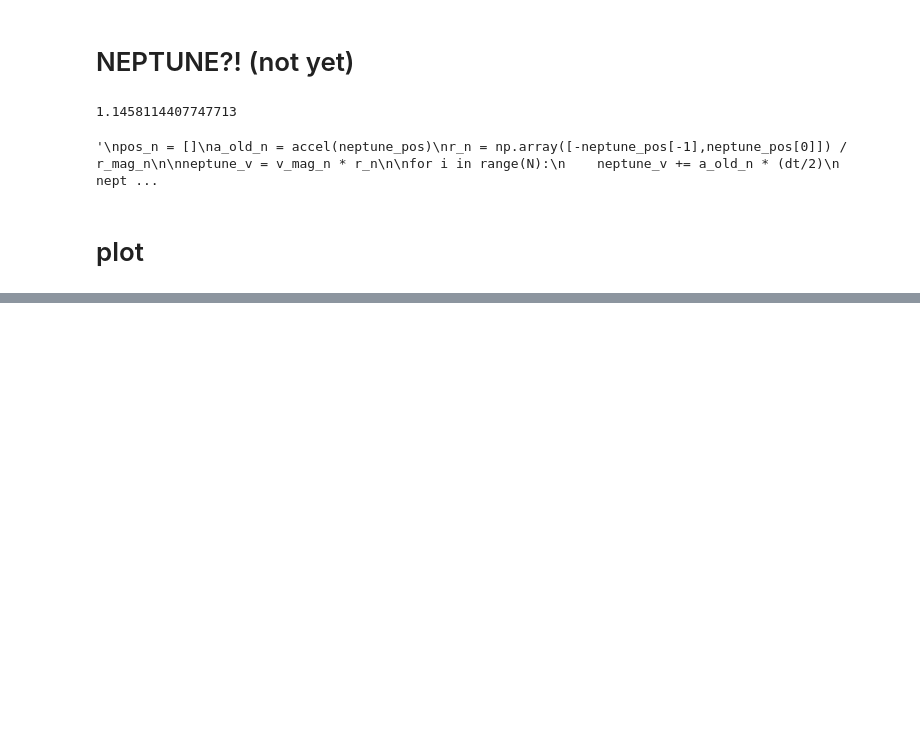
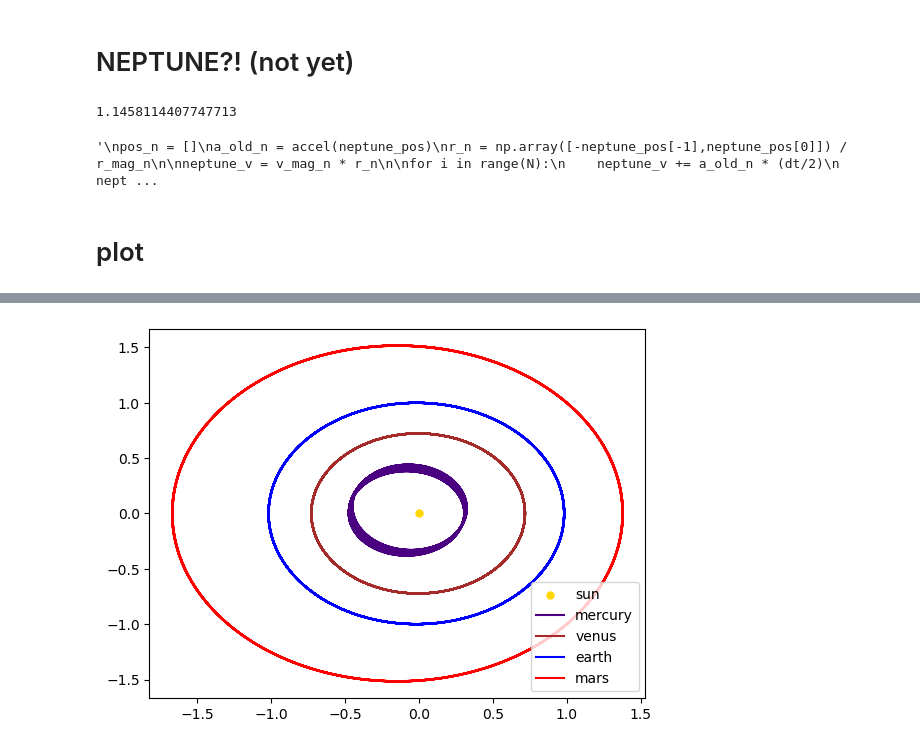
Before and after one commit to ryansliwinski/solarSim, a Jupyter notebook: solarSystemModel.ipynb, the cells around one changed output, grey strips where cells are left out. Drawn from its saved outputs; the diff is of its cells as text; code cells hidden in the pictures; blank space fills up the shorter version.

```diff
--- a/solarSystemModel.ipynb
+++ b/solarSystemModel.ipynb
@@ -183,0 +244,15 @@ plt.show()
+# %%
+plt.figure()
+for i in range(P-2):
+    if i == 0:
+        plt.scatter(0,0, color=colors[i], s=25,label=names[i])
+    else:
+        xs = all_pos[:, i, 0]
+        ys = all_pos[:, i, 1]
+        plt.plot(xs, ys, label=names[i], color=colors[i])
+
+plt.legend()
+plt.savefig("planet_new.jpg")
+plt.show()
+# %% [output]
+[figure, added]
```
Also changed, not shown: parts of 16 cells of this notebook, 2 other files.
